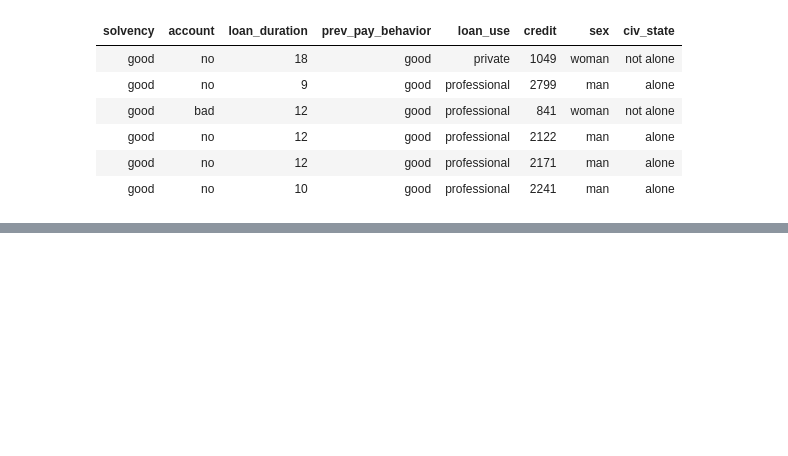
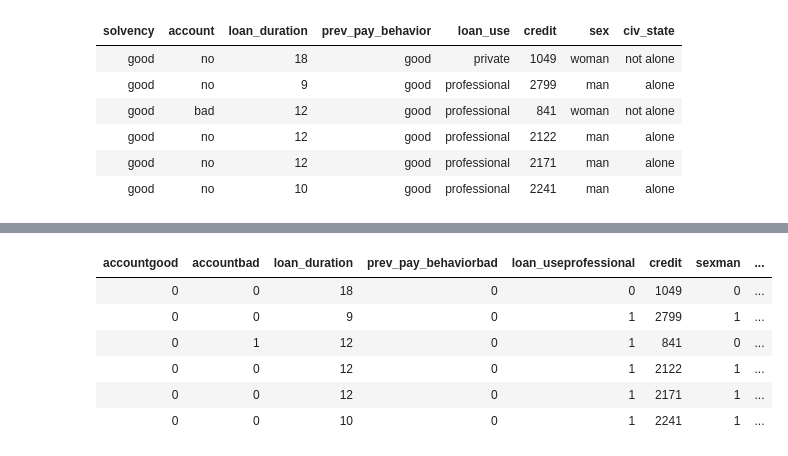
Before and after one commit to gsarti/mlda-course-units, a Jupyter notebook: 11_classification_logistic_regression/classification_logistic_regression.ipynb, the cells around one changed output, grey strips where cells are left out. Saved outputs shown, nothing was run; the diff lists cells and outputs as text; code cells hidden in the pictures; blank space fills up the shorter version.

```diff
--- a/11_classification_logistic_regression/classification_logistic_regression.ipynb
+++ b/11_classification_logistic_regression/classification_logistic_regression.ipynb
@@ -191,0 +226,18 @@ head(data)
+# %%
+data_fact <- data_fact[,!(names(data_fact) %in% c("solvencygood", "solvencybad"))]
+# %%
+data_fact$y  <- data$solvency
+# %%
+data_fact$y  <- as.numeric(data_fact$y)
+# %%
+data_fact$y  <- data_fact$y - 1
+# %%
+head(data_fact)
+# %% [output]
+| accountgood | accountbad | loan_duration | prev_pay_behaviorbad | loan_useprofessional | credit | sexman | ... |
+| 0 | 0 | 18 | 0 | 0 | 1049 | 0 | ... |
+| 0 | 0 | 9 | 0 | 1 | 2799 | 1 | ... |
+| 0 | 1 | 12 | 0 | 1 | 841 | 0 | ... |
+| 0 | 0 | 12 | 0 | 1 | 2122 | 1 | ... |
+| 0 | 0 | 12 | 0 | 1 | 2171 | 1 | ... |
+| 0 | 0 | 10 | 0 | 1 | 2241 | 1 | ... |
```
Also changed, not shown: parts of 18 cells of this notebook.
